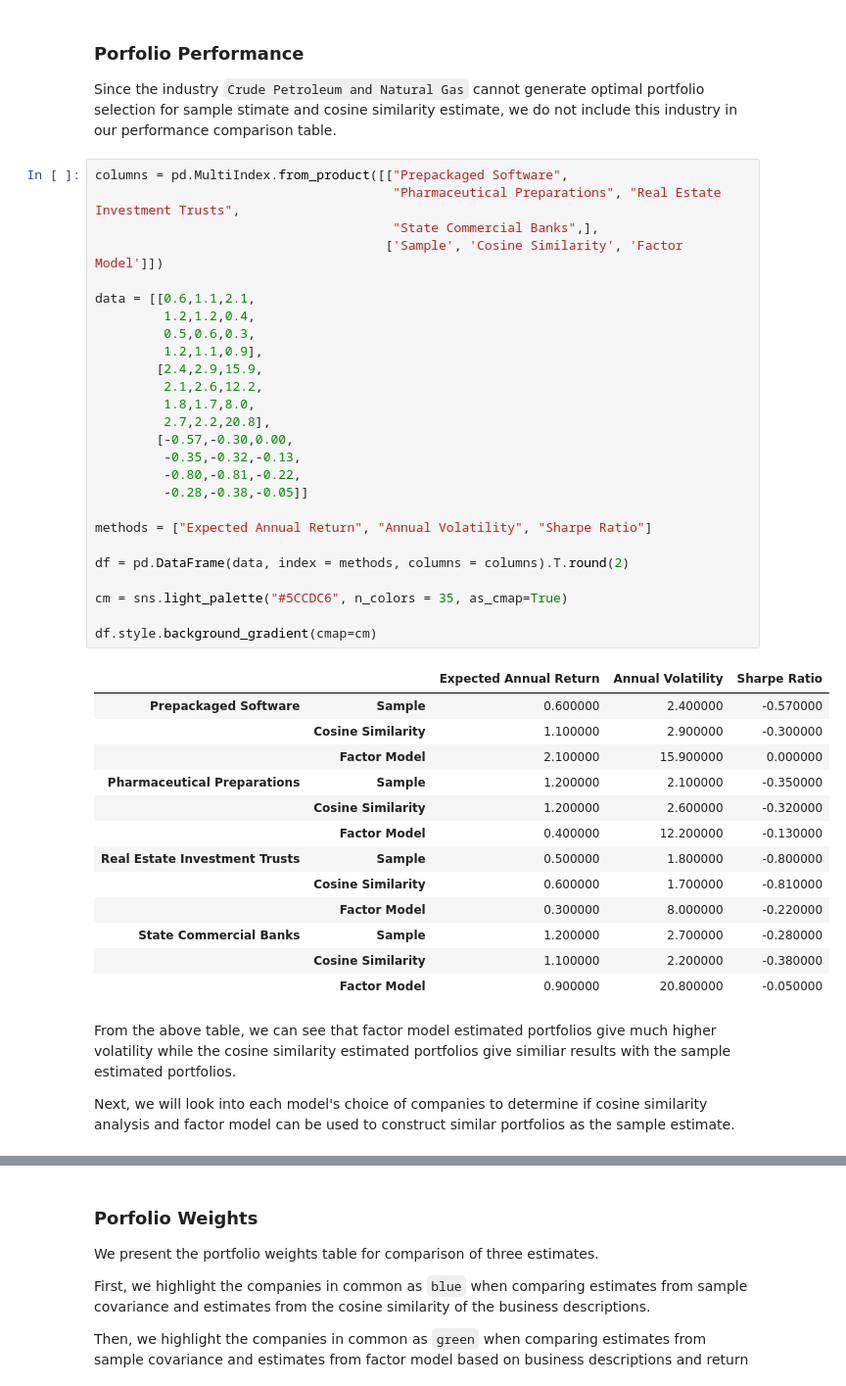
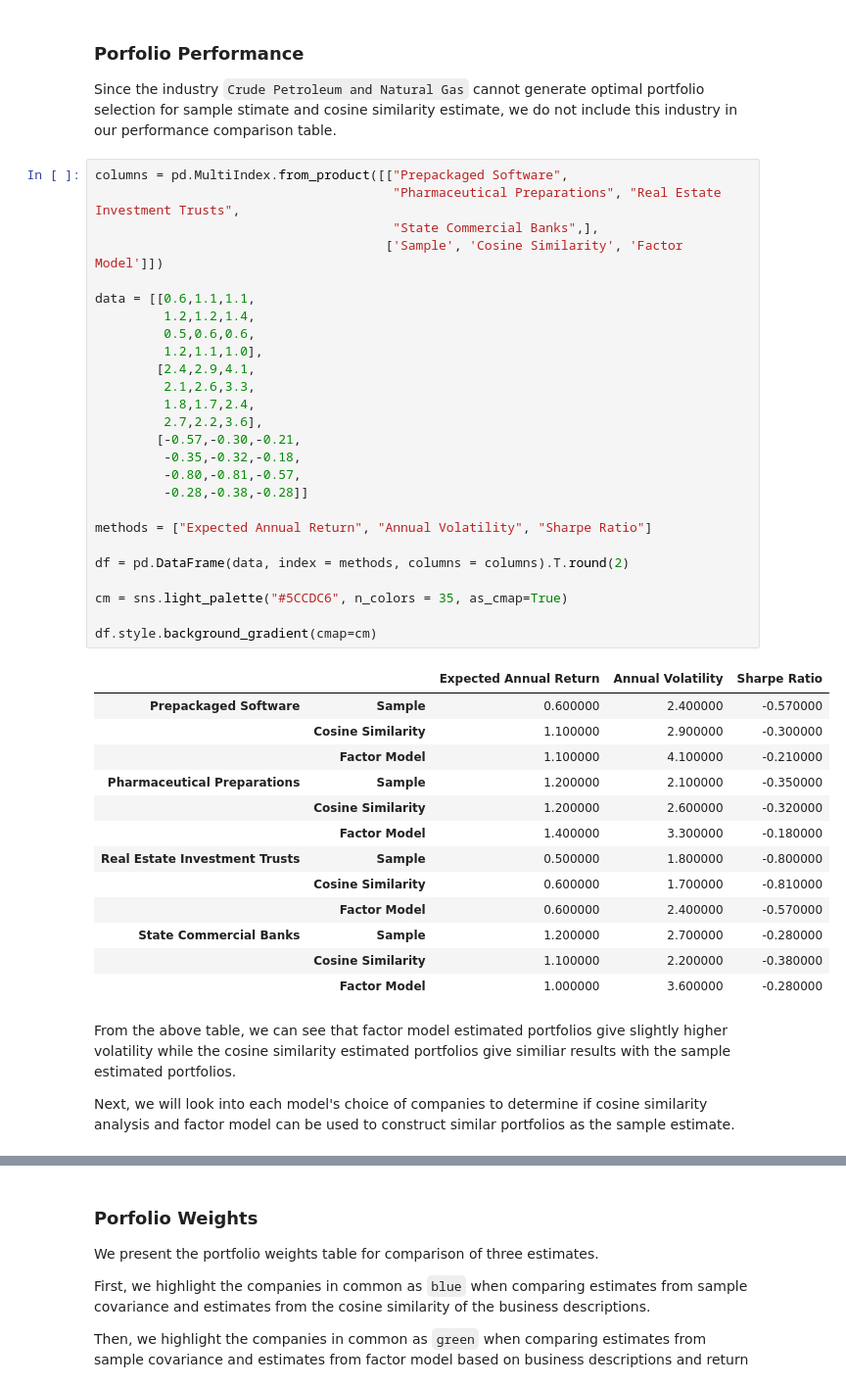
Before and after one commit to richardye101/ubineer_nlp_research, a Jupyter notebook: content/peitong/3.4_Minimum_Variance_Analysis_Results.ipynb, the cells around one changed output, grey strips where cells are left out. Shown at 98% size. Cells and saved outputs as stored; diff of their text form.

```diff
--- a/content/peitong/3.4_Minimum_Variance_Analysis_Results.ipynb
+++ b/content/peitong/3.4_Minimum_Variance_Analysis_Results.ipynb
@@ -22,45 +22,45 @@ Since the industry `Crude Petroleum and Natural Gas` cannot generate optimal por
 # %%
 columns = pd.MultiIndex.from_product([["Prepackaged Software",
                                        "Pharmaceutical Preparations", "Real Estate Investment Trusts",
                                        "State Commercial Banks",],
                                       ['Sample', 'Cosine Similarity', 'Factor Model']])
 
-data = [[0.6,1.1,2.1,
-         1.2,1.2,0.4,
-         0.5,0.6,0.3,
-         1.2,1.1,0.9],
-        [2.4,2.9,15.9,
-         2.1,2.6,12.2,
-         1.8,1.7,8.0,
-         2.7,2.2,20.8],
-        [-0.57,-0.30,0.00,
-         -0.35,-0.32,-0.13,
-         -0.80,-0.81,-0.22,
-         -0.28,-0.38,-0.05]]
+data = [[0.6,1.1,1.1,
+         1.2,1.2,1.4,
+         0.5,0.6,0.6,
+         1.2,1.1,1.0],
+        [2.4,2.9,4.1,
+         2.1,2.6,3.3,
+         1.8,1.7,2.4,
+         2.7,2.2,3.6],
+        [-0.57,-0.30,-0.21,
+         -0.35,-0.32,-0.18,
+         -0.80,-0.81,-0.57,
+         -0.28,-0.38,-0.28]]
 
 methods = ["Expected Annual Return", "Annual Volatility", "Sharpe Ratio"]
 
 df = pd.DataFrame(data, index = methods, columns = columns).T.round(2)
 
 cm = sns.light_palette("#5CCDC6", n_colors = 35, as_cmap=True)
 
 df.style.background_gradient(cmap=cm)
 # %% [output]
 |  |  | Expected Annual Return | Annual Volatility | Sharpe Ratio |
 | Prepackaged Software | Sample | 0.600000 | 2.400000 | -0.570000 |
 |  | Cosine Similarity | 1.100000 | 2.900000 | -0.300000 |
-|  | Factor Model | 2.100000 | 15.900000 | 0.000000 |
+|  | Factor Model | 1.100000 | 4.100000 | -0.210000 |
 | Pharmaceutical Preparations | Sample | 1.200000 | 2.100000 | -0.350000 |
 |  | Cosine Similarity | 1.200000 | 2.600000 | -0.320000 |
-|  | Factor Model | 0.400000 | 12.200000 | -0.130000 |
+|  | Factor Model | 1.400000 | 3.300000 | -0.180000 |
 | Real Estate Investment Trusts | Sample | 0.500000 | 1.800000 | -0.800000 |
 |  | Cosine Similarity | 0.600000 | 1.700000 | -0.810000 |
-|  | Factor Model | 0.300000 | 8.000000 | -0.220000 |
+|  | Factor Model | 0.600000 | 2.400000 | -0.570000 |
 | State Commercial Banks | Sample | 1.200000 | 2.700000 | -0.280000 |
 |  | Cosine Similarity | 1.100000 | 2.200000 | -0.380000 |
-|  | Factor Model | 0.900000 | 20.800000 | -0.050000 |
+|  | Factor Model | 1.000000 | 3.600000 | -0.280000 |
 # %% [markdown]
 
-From the above table, we can see that factor model estimated portfolios give much higher volatility while the cosine similarity estimated portfolios give similiar results with the sample estimated portfolios.
+From the above table, we can see that factor model estimated portfolios give slightly higher volatility while the cosine similarity estimated portfolios give similiar results with the sample estimated portfolios.
 
 Next, we will look into each model's choice of companies to determine if cosine similarity analysis and factor model can be used to construct similar portfolios as the sample estimate.
```
Also changed, not shown: parts of 18 cells of this notebook, 3 other files.
